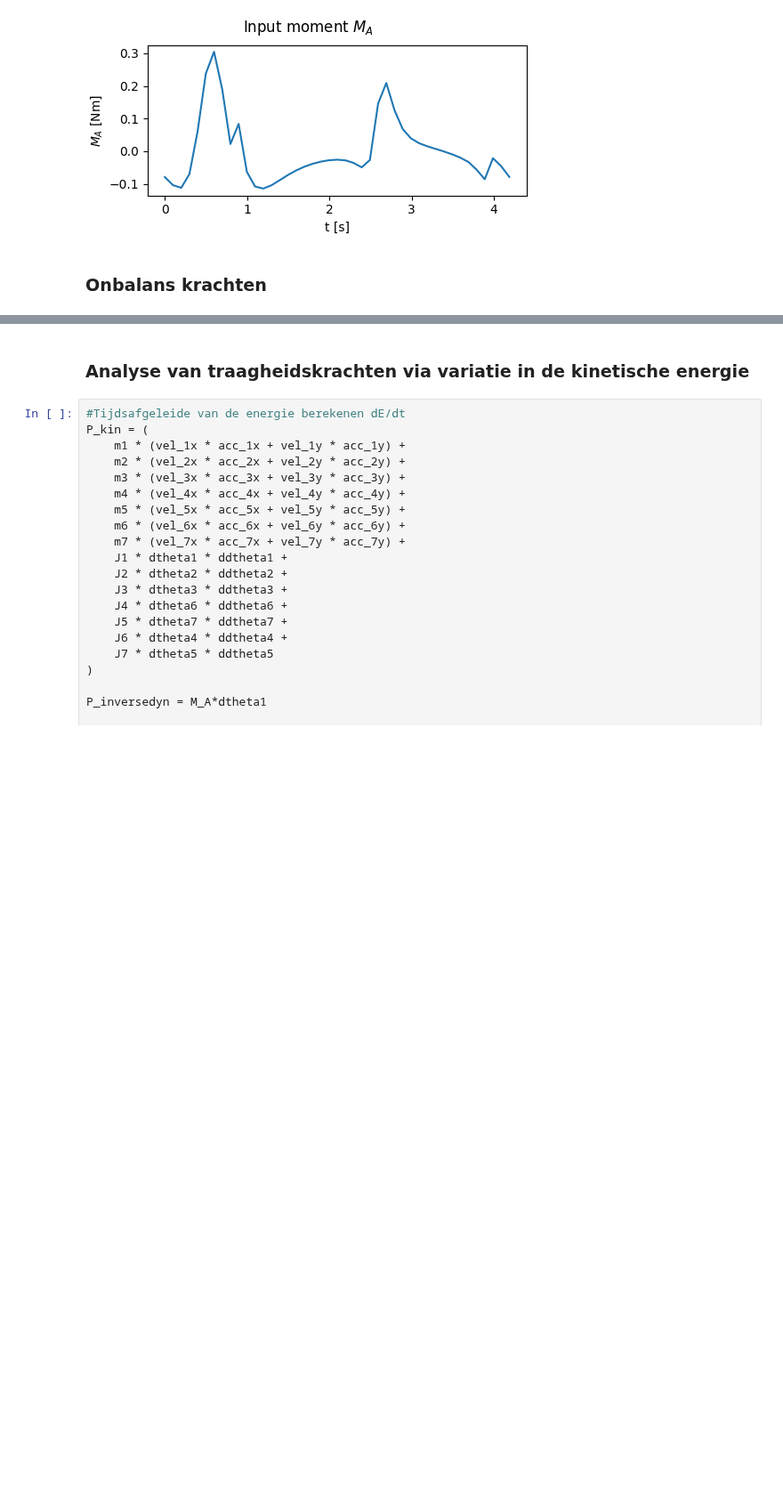
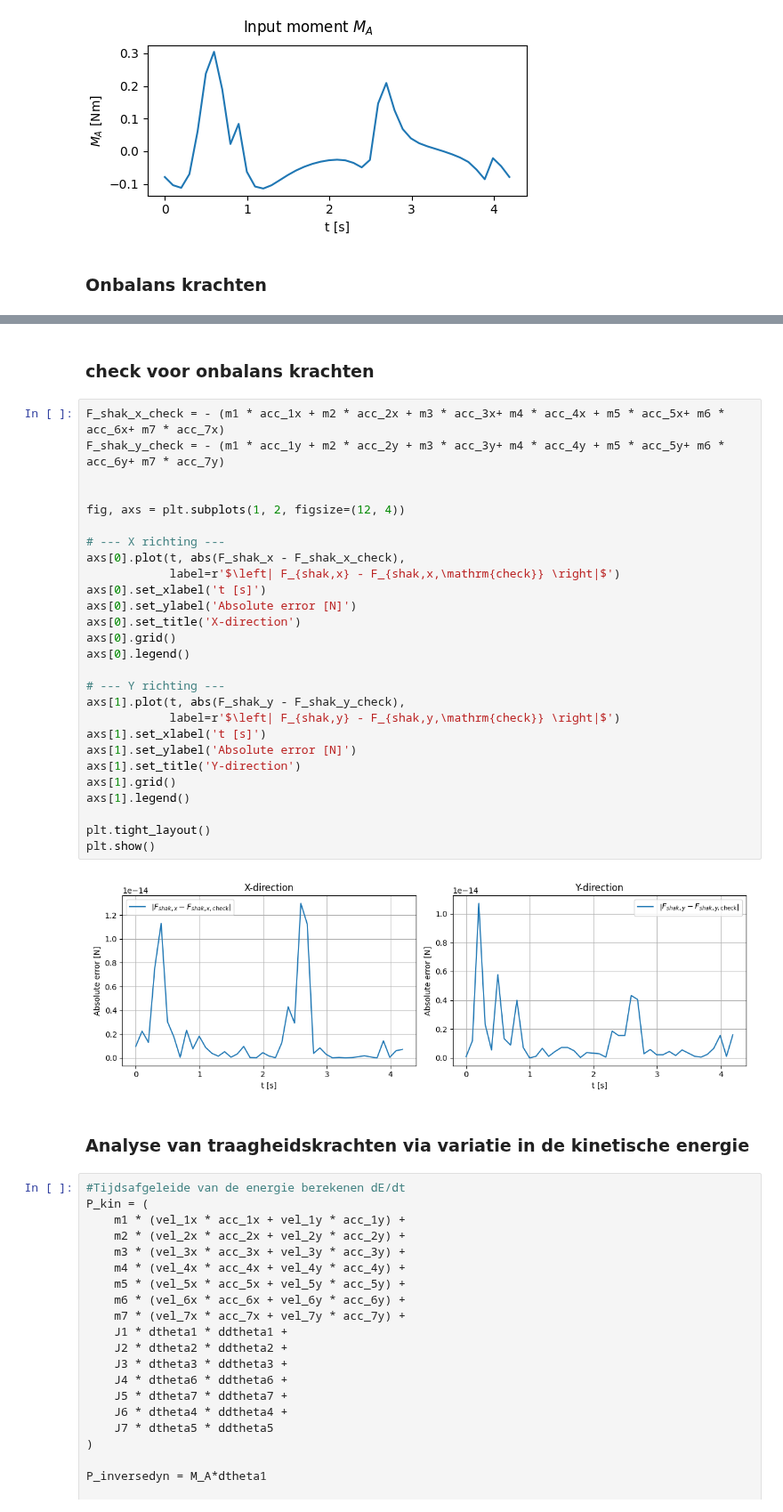
Before and after one commit to colincools/beweging, a Jupyter notebook: Ruitewissers 2.ipynb, the cells around one changed output, grey strips where cells are left out. Shown at 89% size. Saved outputs shown, nothing was run; the diff lists cells and outputs as text; blank space fills up the shorter version.

```diff
--- a/Ruitewissers 2.ipynb
+++ b/Ruitewissers 2.ipynb
@@ -883,4 +883,35 @@ plt.show()
 [figure]
+# %% [markdown]
+### check voor onbalans krachten
+# %%
+F_shak_x_check = - (m1 * acc_1x + m2 * acc_2x + m3 * acc_3x+ m4 * acc_4x + m5 * acc_5x+ m6 * acc_6x+ m7 * acc_7x)
+F_shak_y_check = - (m1 * acc_1y + m2 * acc_2y + m3 * acc_3y+ m4 * acc_4y + m5 * acc_5y+ m6 * acc_6y+ m7 * acc_7y)
+
+
+fig, axs = plt.subplots(1, 2, figsize=(12, 4))
+
+# --- X richting ---
+axs[0].plot(t, abs(F_shak_x - F_shak_x_check),
+            label=r'$\left| F_{shak,x} - F_{shak,x,\mathrm{check}} \right|$')
+axs[0].set_xlabel('t [s]')
+axs[0].set_ylabel('Absolute error [N]')
+axs[0].set_title('X-direction')
+axs[0].grid()
+axs[0].legend()
+
+# --- Y richting ---
+axs[1].plot(t, abs(F_shak_y - F_shak_y_check),
+            label=r'$\left| F_{shak,y} - F_{shak,y,\mathrm{check}} \right|$')
+axs[1].set_xlabel('t [s]')
+axs[1].set_ylabel('Absolute error [N]')
+axs[1].set_title('Y-direction')
+axs[1].grid()
+axs[1].legend()
+
+plt.tight_layout()
+plt.show()
+# %% [output]
+[figure, added]
 # %% [markdown]
 ### Analyse van traagheidskrachten via variatie in de kinetische energie
 # %%
```
Also changed, not shown: parts of 6 cells of this notebook.
